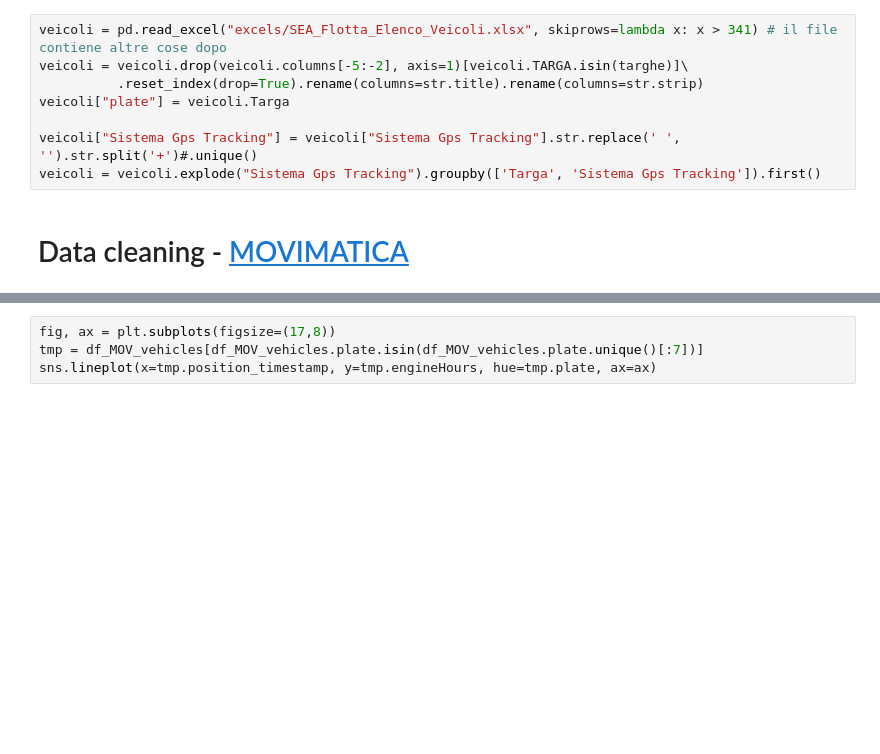
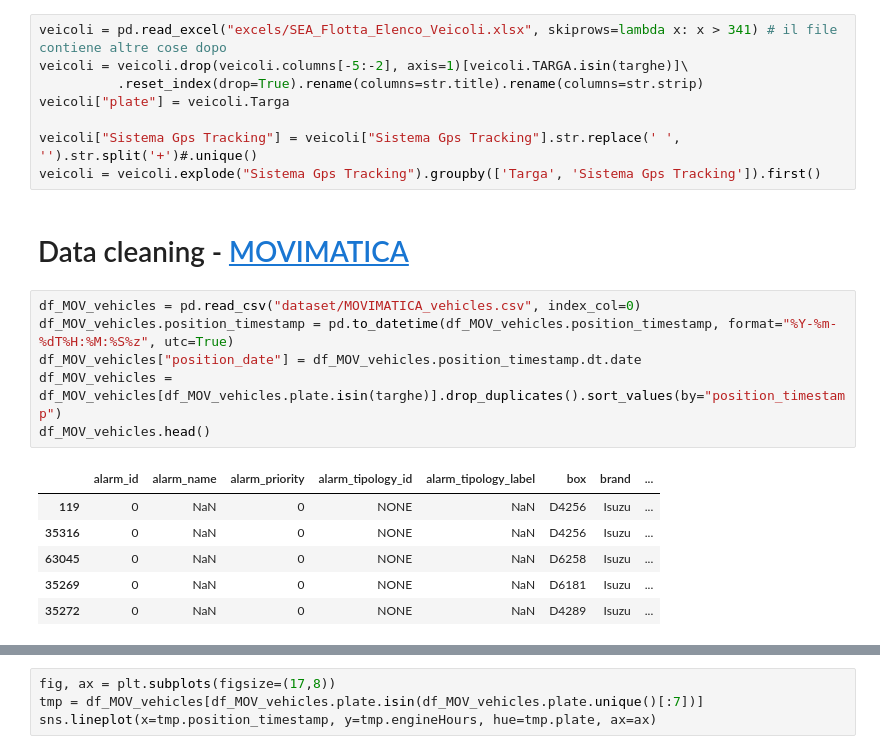
Before and after one commit to antonioalbanese/ai4trucks, a Jupyter notebook: Movimatica.ipynb, the cells around one changed output, grey strips where cells are left out. Cells and saved outputs as stored; diff of their text form; blank space fills up the shorter version.

```diff
--- a/Movimatica.ipynb
+++ b/Movimatica.ipynb
@@ -28,3 +28,16 @@ veicoli["Sistema Gps Tracking"] = veicoli["Sistema Gps Tracking"].str.replace('
 veicoli = veicoli.explode("Sistema Gps Tracking").groupby(['Targa', 'Sistema Gps Tracking']).first()
 # %% [markdown]
 # Data cleaning - [MOVIMATICA](https://jupyter.polito.it/expert/hub/user-redirect/lab/tree/ai4Trucks/SEA%20Data%20Lake/MOVIMATICA)
+# %%
+df_MOV_vehicles = pd.read_csv("dataset/MOVIMATICA_vehicles.csv", index_col=0)
+df_MOV_vehicles.position_timestamp = pd.to_datetime(df_MOV_vehicles.position_timestamp, format="%Y-%m-%dT%H:%M:%S%z", utc=True)
+df_MOV_vehicles["position_date"] = df_MOV_vehicles.position_timestamp.dt.date
+df_MOV_vehicles = df_MOV_vehicles[df_MOV_vehicles.plate.isin(targhe)].drop_duplicates().sort_values(by="position_timestamp")
+df_MOV_vehicles.head()
+# %% [output]
+|  | alarm_id | alarm_name | alarm_priority | alarm_tipology_id | alarm_tipology_label | box | brand | ... |
+| 119 | 0 | NaN | 0 | NONE | NaN | D4256 | Isuzu | ... |
+| 35316 | 0 | NaN | 0 | NONE | NaN | D4256 | Isuzu | ... |
+| 63045 | 0 | NaN | 0 | NONE | NaN | D6258 | Isuzu | ... |
+| 35269 | 0 | NaN | 0 | NONE | NaN | D6181 | Isuzu | ... |
+| 35272 | 0 | NaN | 0 | NONE | NaN | D4289 | Isuzu | ... |
```
Also changed, not shown: parts of 17 cells of this notebook, 2 other files.
